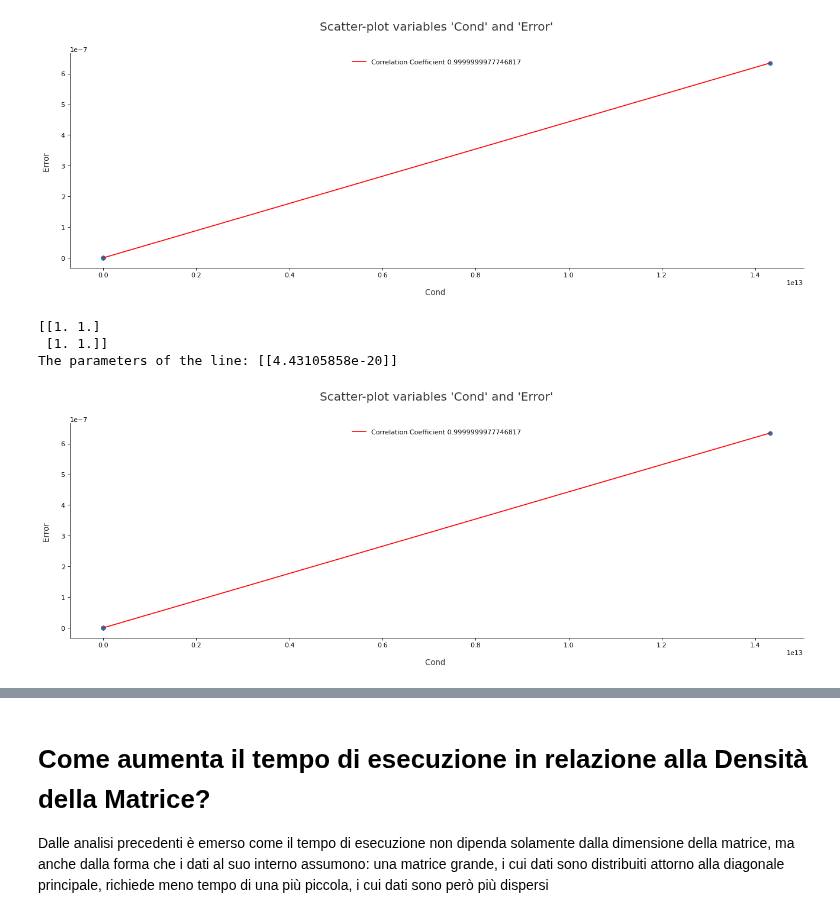
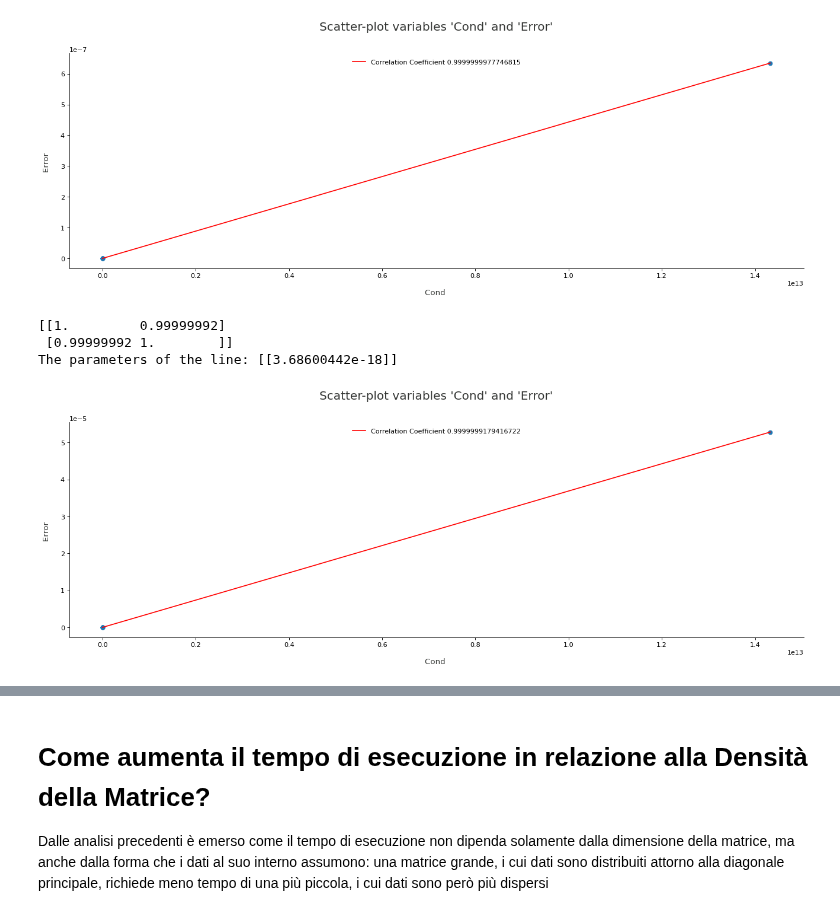
Before and after one commit to simonebenitozzi/cholesky-analysis, a Jupyter notebook: Analysis/model/additional_analysis.ipynb, the cells around one changed output, grey strips where cells are left out. Cells and saved outputs as stored; diff of their text form; code cells hidden in the pictures.

```diff
--- a/Analysis/model/additional_analysis.ipynb
+++ b/Analysis/model/additional_analysis.ipynb
@@ -7,6 +7,7 @@ import sklearn
 from Analysis.model.helper import *
 from Analysis.resources.costants import RESOURCES_DIRECTORY
 # %%
+folder_name = "additional_analysis"
 
 data = pd.read_csv(os.path.join(RESOURCES_DIRECTORY,"data.csv"))
 
@@ -124,12 +128,14 @@ correlation(x, y, "Cond", "Error")
 The parameters of the line: [[4.43105858e-20]]
 [figure]
 # %%
-x = np.array(data_mat_win['Cond'])
-y = np.array(data_mat_win['Error'])
+x = np.array(data_py_lin['Cond'])
+y = np.array(data_py_lin['Error'])
+# lo stesso vale per windows!
 
-correlation(x, y, "Cond", "Error")
+path = get_figures_path(folder_name, "cond_error_coefficient_python.png")
+correlation(x, y, "Cond", "Error", path)
 # %% [output]
-[[1. 1.]
- [1. 1.]]
-The parameters of the line: [[4.43105858e-20]]
+[[1.         0.99999992]
+ [0.99999992 1.        ]]
+The parameters of the line: [[3.68600442e-18]]
-[figure, old version]
+[figure, new version]
```
Also changed, not shown: parts of 17 cells of this notebook, 12 other files.
